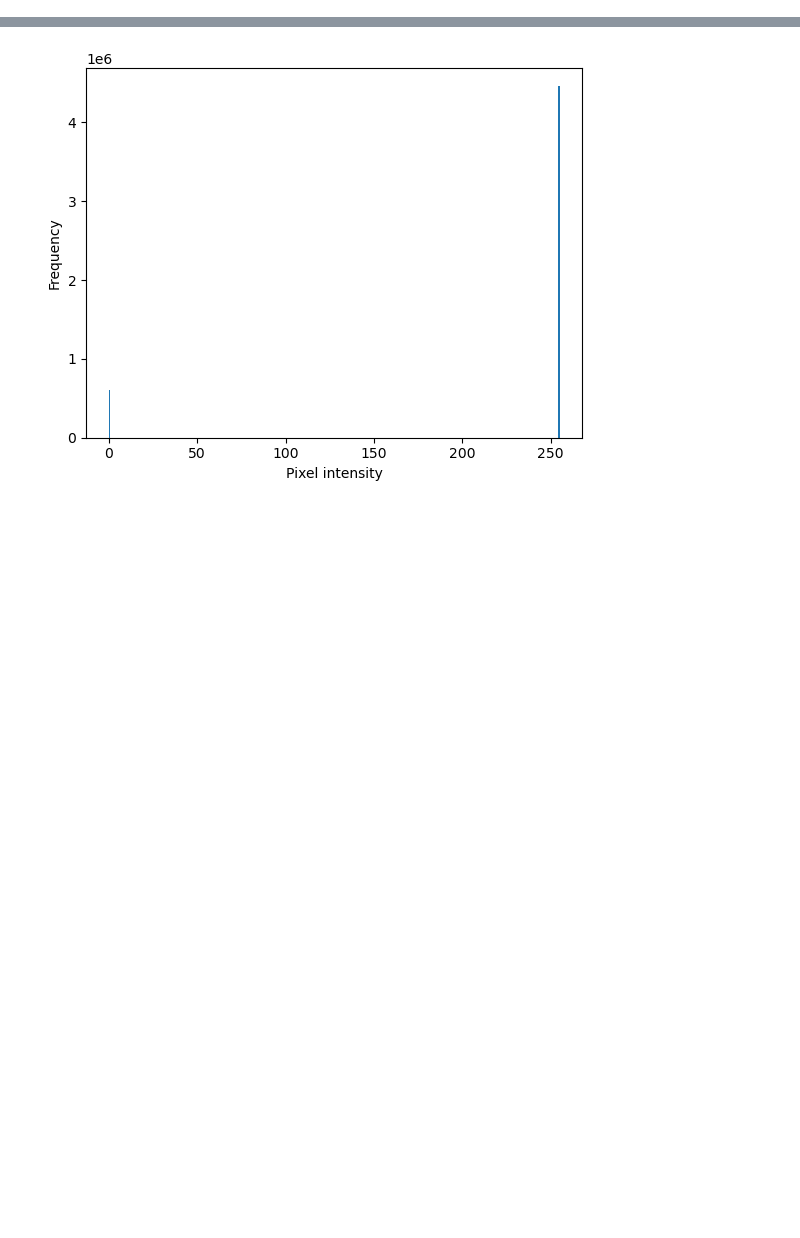
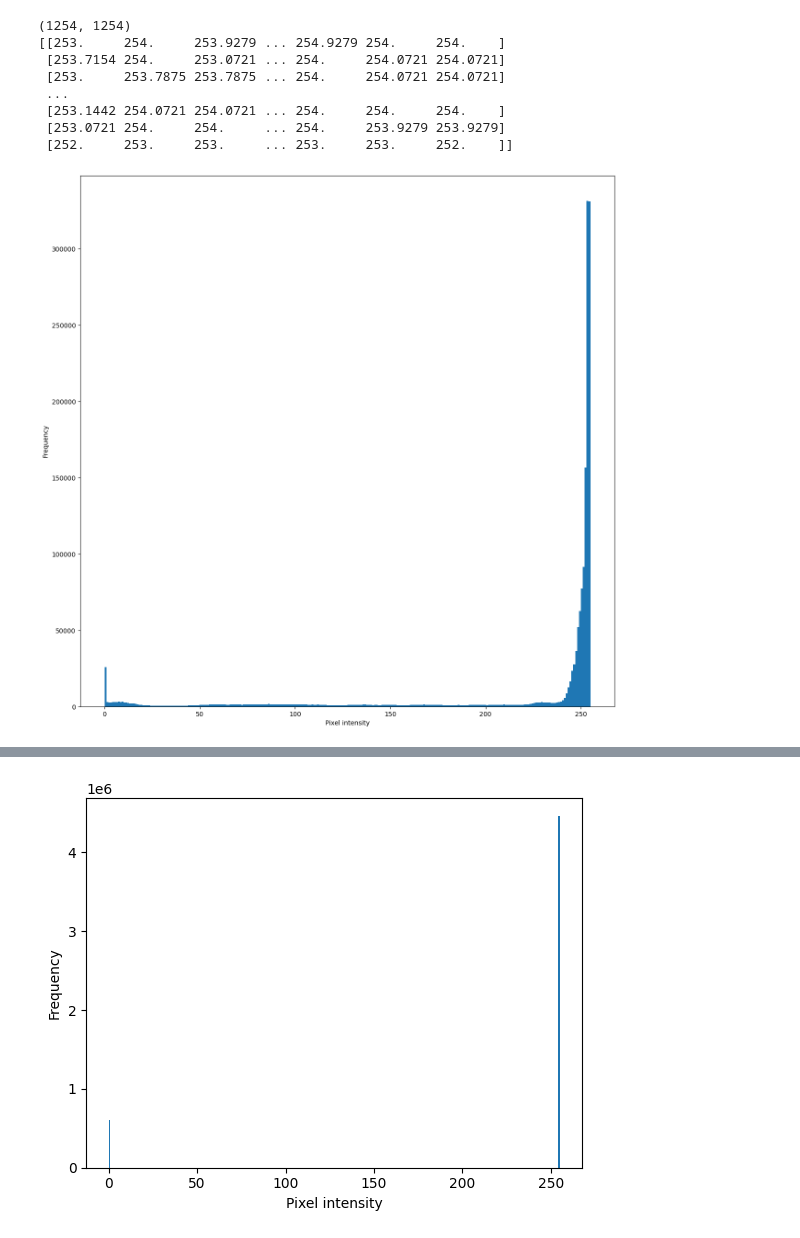
Before and after one commit to sjosias/doom-map-dnd, a Jupyter notebook: station_map.ipynb, the cells around one changed output, grey strips where cells are left out. Drawn from its saved outputs; the diff is of its cells as text; code cells hidden in the pictures; blank space fills up the shorter version.

```diff
--- a/station_map.ipynb
+++ b/station_map.ipynb
@@ -2,3 +2,39 @@
 import numpy as np
 from skimage import io
 import matplotlib.pyplot as plt
+# %%
+
+station = io.imread("chat-generated-map.png", as_gray=True).astype(np.float32)
+station = station*255
+print(station.shape)
+print(station)
+
+
+
+plt.figure(figsize=(15,15))
+plt.hist(station[:,:].ravel(), bins=256)
+plt.xlabel("Pixel intensity")
+plt.ylabel("Frequency")
+plt.show()
+
+thresh = 230
+station[station < thresh] = 0
+station[station >= thresh] = 255
+
+
+plt.figure(figsize=(15,15))
+
+io.imshow(station[:,:].astype(np.uint8))
+plt.axis('off')
+plt.savefig("chat-binarised.png", dpi=300)
+plt.show()
+# %% [output]
+(1254, 1254)
+[[253.     254.     253.9279 ... 254.9279 254.     254.    ]
+ [253.7154 254.     253.0721 ... 254.     254.0721 254.0721]
+ [253.     253.7875 253.7875 ... 254.     254.0721 254.0721]
+ ...
+ [253.1442 254.0721 254.0721 ... 254.     254.     254.    ]
+ [253.0721 254.     254.     ... 254.     253.9279 253.9279]
+ [252.     253.     253.     ... 253.     253.     252.    ]]
+[figure, added]
```
Also changed, not shown: parts of 10 cells of this notebook, 13 other files.
